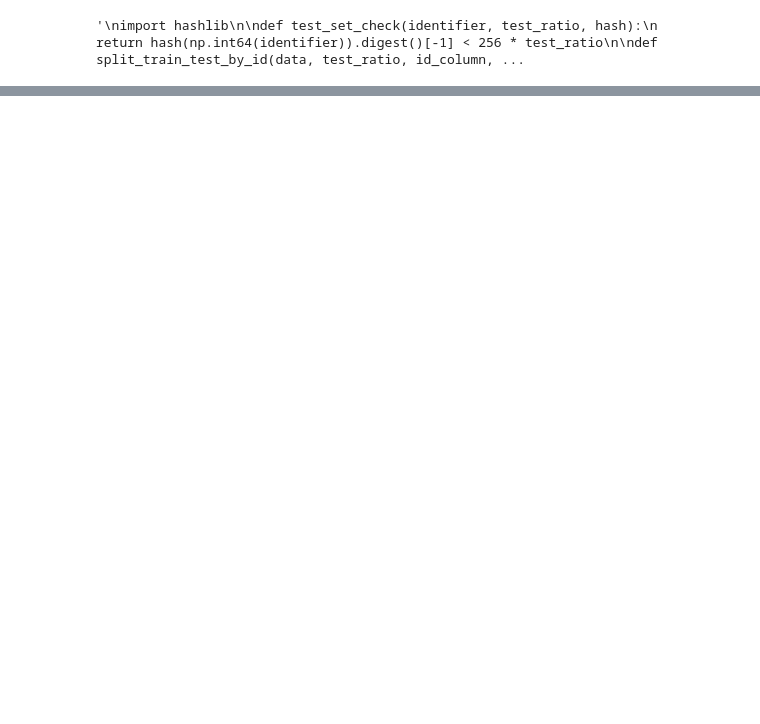
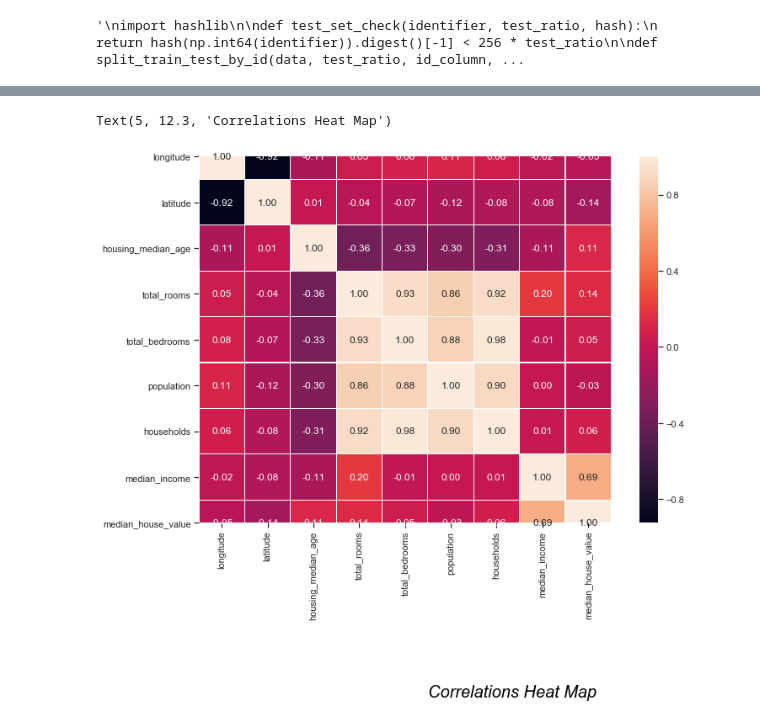
Before and after one commit to darangov/housing, a Jupyter notebook: Housing.ipynb, the cells around one changed output, grey strips where cells are left out. Saved outputs shown, nothing was run; the diff lists cells and outputs as text; code cells hidden in the pictures; blank space fills up the shorter version.

```diff
--- a/Housing.ipynb
+++ b/Housing.ipynb
@@ -291,0 +485,4 @@ housing.plot(kind="scatter", x="median_income", y="median_house_value", alpha=0.
+# %%
+train_corr = strat_train_set.select_dtypes(include = [np.number])
+
+train_corr.shape
@@ -291,0 +516,12 @@ housing.plot(kind="scatter", x="median_income", y="median_house_value", alpha=0.
+# %%
+# Correlacion matricial entre todos los atributos
+correlation = train_corr.corr()
+f , ax = plt.subplots(figsize = (12,8))
+#sns.heatmap(correlation, annot = True, linewidth = 0.5, ax = ax, square = True, cbar = True, robust = True)
+sns.heatmap(correlation, annot = True, linewidth = 0.1, ax = ax, square = True, fmt = ".2f", annot_kws={'size':12})
+# fmt = ".2f" - float 2 decimales
+plt.text(5,12.3, "Correlations Heat Map", fontsize = 20, color='Black', fontstyle='italic')
+#plt.show()
+# %% [output]
+Text(5, 12.3, 'Correlations Heat Map')
+[figure, added]
```
Also changed, not shown: parts of 90 cells of this notebook.
